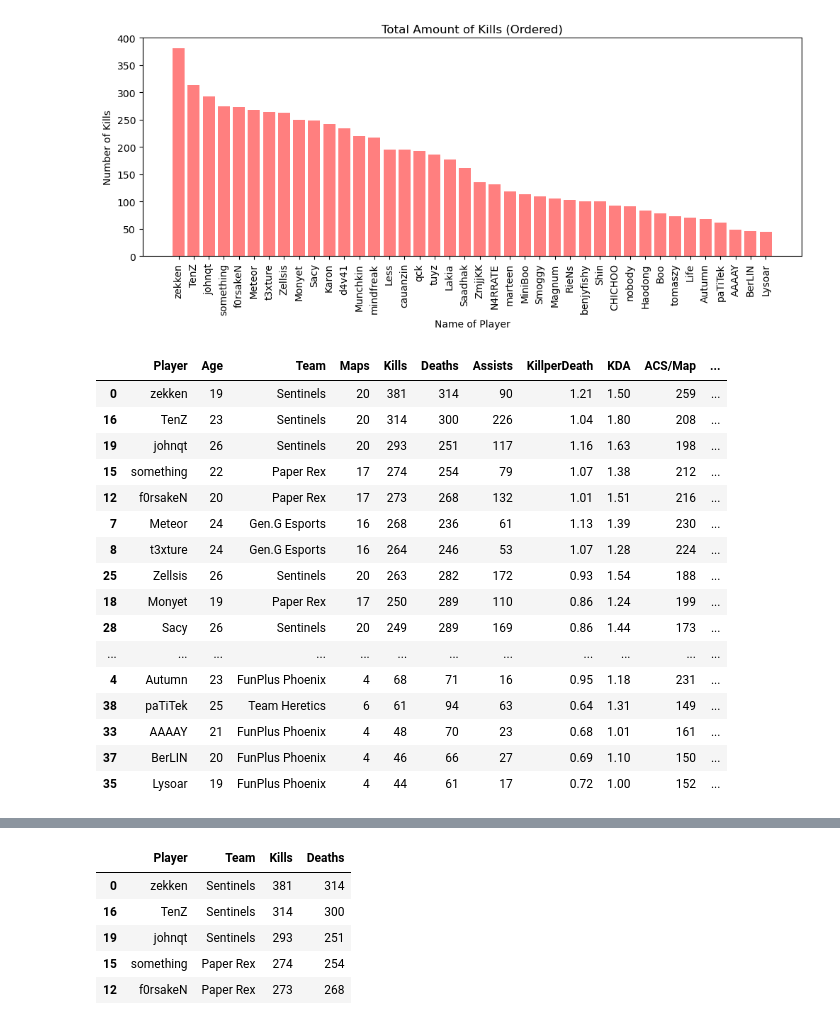
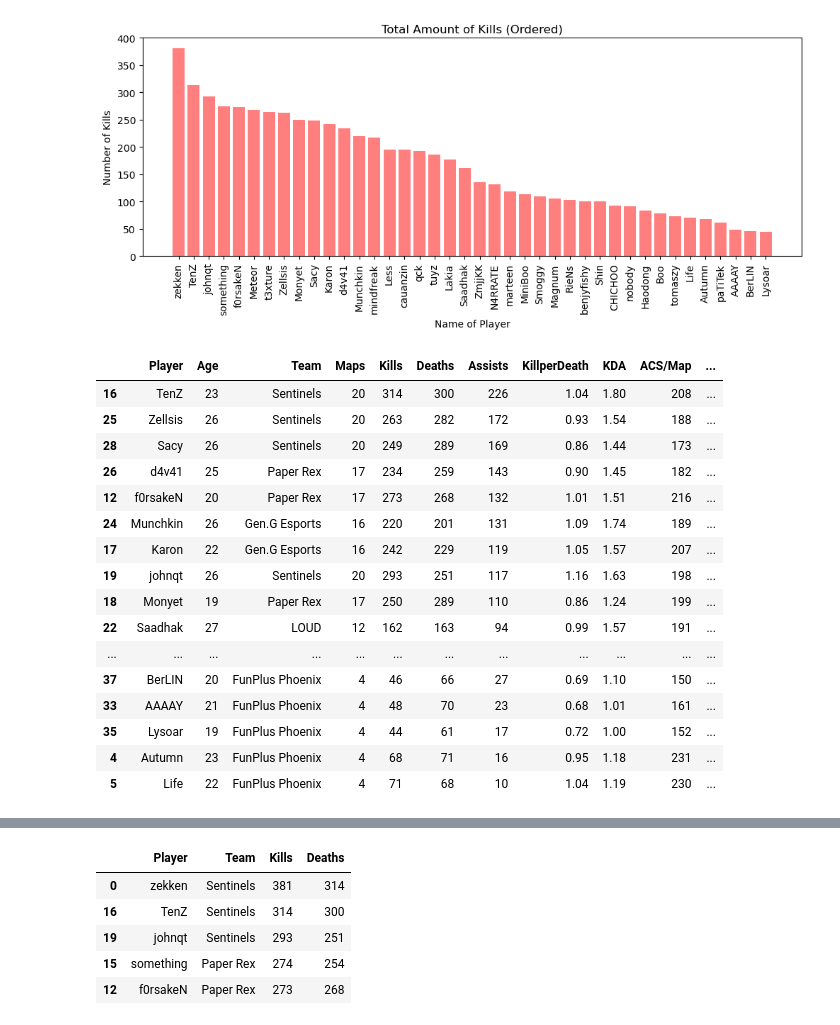
Before and after one commit to azrielmt/vct-masters-madrid-data, a Jupyter notebook: viz.ipynb, the cells around one changed output, grey strips where cells are left out. Saved outputs shown, nothing was run; the diff lists cells and outputs as text; code cells hidden in the pictures.

```diff
--- a/viz.ipynb
+++ b/viz.ipynb
@@ -59,25 +72,25 @@ plt.ylabel("Number of Kills")
 Text(0, 0.5, 'Number of Kills')
 [figure]
 # %%
-teams_df = grouped_df.sort_values(
-    by="Kills",
+grouped_df = data_df.sort_values(
+    by="Assists",
     ascending=False)
-teams_df
+grouped_df
 # %% [output]
 |  | Player | Age | Team | Maps | Kills | Deaths | Assists | KillperDeath | KDA | ACS/Map | ... |
-| 0 | zekken | 19 | Sentinels | 20 | 381 | 314 | 90 | 1.21 | 1.50 | 259 | ... |
 | 16 | TenZ | 23 | Sentinels | 20 | 314 | 300 | 226 | 1.04 | 1.80 | 208 | ... |
+| 25 | Zellsis | 26 | Sentinels | 20 | 263 | 282 | 172 | 0.93 | 1.54 | 188 | ... |
+| 28 | Sacy | 26 | Sentinels | 20 | 249 | 289 | 169 | 0.86 | 1.44 | 173 | ... |
+| 26 | d4v41 | 25 | Paper Rex | 17 | 234 | 259 | 143 | 0.90 | 1.45 | 182 | ... |
+| 12 | f0rsakeN | 20 | Paper Rex | 17 | 273 | 268 | 132 | 1.01 | 1.51 | 216 | ... |
+| 24 | Munchkin | 26 | Gen.G Esports | 16 | 220 | 201 | 131 | 1.09 | 1.74 | 189 | ... |
+| 17 | Karon | 22 | Gen.G Esports | 16 | 242 | 229 | 119 | 1.05 | 1.57 | 207 | ... |
 | 19 | johnqt | 26 | Sentinels | 20 | 293 | 251 | 117 | 1.16 | 1.63 | 198 | ... |
-| 15 | something | 22 | Paper Rex | 17 | 274 | 254 | 79 | 1.07 | 1.38 | 212 | ... |
-| 12 | f0rsakeN | 20 | Paper Rex | 17 | 273 | 268 | 132 | 1.01 | 1.51 | 216 | ... |
-| 7 | Meteor | 24 | Gen.G Esports | 16 | 268 | 236 | 61 | 1.13 | 1.39 | 230 | ... |
-| 8 | t3xture | 24 | Gen.G Esports | 16 | 264 | 246 | 53 | 1.07 | 1.28 | 224 | ... |
-| 25 | Zellsis | 26 | Sentinels | 20 | 263 | 282 | 172 | 0.93 | 1.54 | 188 | ... |
 | 18 | Monyet | 19 | Paper Rex | 17 | 250 | 289 | 110 | 0.86 | 1.24 | 199 | ... |
-| 28 | Sacy | 26 | Sentinels | 20 | 249 | 289 | 169 | 0.86 | 1.44 | 173 | ... |
+| 22 | Saadhak | 27 | LOUD | 12 | 162 | 163 | 94 | 0.99 | 1.57 | 191 | ... |
 | ... | ... | ... | ... | ... | ... | ... | ... | ... | ... | ... | ... |
+| 37 | BerLIN | 20 | FunPlus Phoenix | 4 | 46 | 66 | 27 | 0.69 | 1.10 | 150 | ... |
+| 33 | AAAAY | 21 | FunPlus Phoenix | 4 | 48 | 70 | 23 | 0.68 | 1.01 | 161 | ... |
+| 35 | Lysoar | 19 | FunPlus Phoenix | 4 | 44 | 61 | 17 | 0.72 | 1.00 | 152 | ... |
 | 4 | Autumn | 23 | FunPlus Phoenix | 4 | 68 | 71 | 16 | 0.95 | 1.18 | 231 | ... |
-| 38 | paTiTek | 25 | Team Heretics | 6 | 61 | 94 | 63 | 0.64 | 1.31 | 149 | ... |
-| 33 | AAAAY | 21 | FunPlus Phoenix | 4 | 48 | 70 | 23 | 0.68 | 1.01 | 161 | ... |
-| 37 | BerLIN | 20 | FunPlus Phoenix | 4 | 46 | 66 | 27 | 0.69 | 1.10 | 150 | ... |
-| 35 | Lysoar | 19 | FunPlus Phoenix | 4 | 44 | 61 | 17 | 0.72 | 1.00 | 152 | ... |
+| 5 | Life | 22 | FunPlus Phoenix | 4 | 71 | 68 | 10 | 1.04 | 1.19 | 230 | ... |
```
Also changed, not shown: parts of 18 cells of this notebook, 1 other file.
